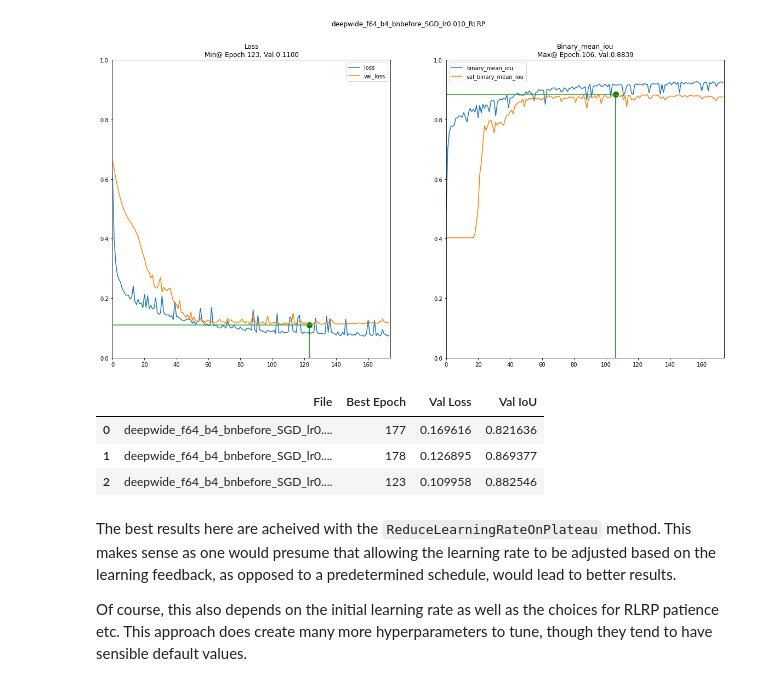
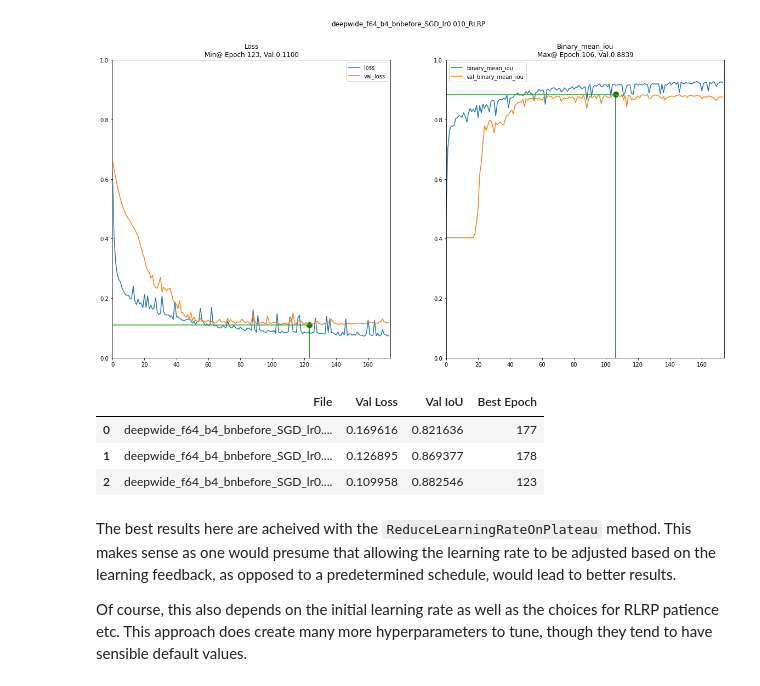
Before and after one commit to a-cass/eo-semantic-segmentation, a Jupyter notebook: nwpu-lakes/nwpu_lakes_segmentation_p8.ipynb, the cells around one changed output. Cells and saved outputs as stored; diff of their text form; code cells hidden in the pictures.

```diff
--- a/nwpu-lakes/nwpu_lakes_segmentation_p8.ipynb
+++ b/nwpu-lakes/nwpu_lakes_segmentation_p8.ipynb
@@ -382,37 +319,40 @@ for opt, (sch_name, sch_callback) in product(optimisers, lr_schedulers):
+# %%
+# Or use pre-trained model
+out_dir = 'model_outputs'
+ptn = r'deepwide_f64_b4_bnbefore_SGD_lr\d\.\d{3}_(LRSStep|LRSExp|RLRP)\.history.pickle'
+histories = [os.path.join(out_dir, fn) for fn in
+             list(filter(lambda x: re.match(ptn,x),os.listdir(out_dir)))]
 # %%
-# Load results if not trained in this session
-ptn = r'deepwide_f64_b4_bnbefore_SGD_lr\d\.\d{3}_(LRSStep|LRSExp|RLRP)\.history.pickle'
-histories = sorted(list(filter(lambda x: re.match(ptn,x),os.listdir(out_dir))))
-
-# Create dataframe to store results
-summary_df2 = pd.DataFrame(columns=['File', 'Best Epoch', 'Val Loss', 'Val IoU'])
+# Plot learning curves and create summary DataFrame
+scheduler_df = pd.DataFrame(columns=['File', 'Val Loss', 'Val IoU', 'Best Epoch'])
 
 for fn in sorted(histories):
-    with open(os.path.join(out_dir,fn), 'rb') as pf:
-        hist_dict = pickle.load(pf)
+    with open(fn, 'rb') as f:
+        hist = pickle.load(f)
 
-    hist_df = pd.DataFrame(hist_dict)
+    hist_df = pd.DataFrame(hist)
     title = os.path.basename(fn).split('.history.pickle')[0]
     vs.plot_model_history(hist_df, metrics=['loss', 'binary_mean_iou'],
                           best=['min','max'], title=title);
 
+
     best_epoch = hist_df.val_loss.argmin()
-    summary_df2 = summary_df2.append([{'File': title,
-                                       'Best Epoch': best_epoch,
-                                       'Val Loss': hist_df.val_loss.min(),
-                                       'Val IoU': hist_df.val_binary_mean_iou.at[best_epoch]}],
-                                    ignore_index=True)
+    scheduler_df = scheduler_df.append([{'File': title,
+                                         'Val Loss': hist_df.val_loss.min(),
+                                         'Val IoU': hist_df.val_binary_mean_iou.at[best_epoch],
+                                         'Best Epoch': best_epoch}],
+                                       ignore_index=True)
 # %% [output]
 [figure]
 [figure]
 [figure]
-# %%
-summary_df2
-# %% [output]
-|  | File | Best Epoch | Val Loss | Val IoU |
-| 0 | deepwide_f64_b4_bnbefore_SGD_lr0.... | 177 | 0.169616 | 0.821636 |
-| 1 | deepwide_f64_b4_bnbefore_SGD_lr0.... | 178 | 0.126895 | 0.869377 |
-| 2 | deepwide_f64_b4_bnbefore_SGD_lr0.... | 123 | 0.109958 | 0.882546 |
+# %%
+scheduler_df
+# %% [output]
+|  | File | Val Loss | Val IoU | Best Epoch |
+| 0 | deepwide_f64_b4_bnbefore_SGD_lr0.... | 0.169616 | 0.821636 | 177 |
+| 1 | deepwide_f64_b4_bnbefore_SGD_lr0.... | 0.126895 | 0.869377 | 178 |
+| 2 | deepwide_f64_b4_bnbefore_SGD_lr0.... | 0.109958 | 0.882546 | 123 |
 # %% [markdown]
 The best results here are acheived with the `ReduceLearningRateOnPlateau` method. This makes sense as one would presume that allowing the learning rate to be adjusted based on the learning feedback, as opposed to a predetermined schedule, would lead to better results.
 
```
Also changed, not shown: parts of 16 cells of this notebook, 2 other files.
